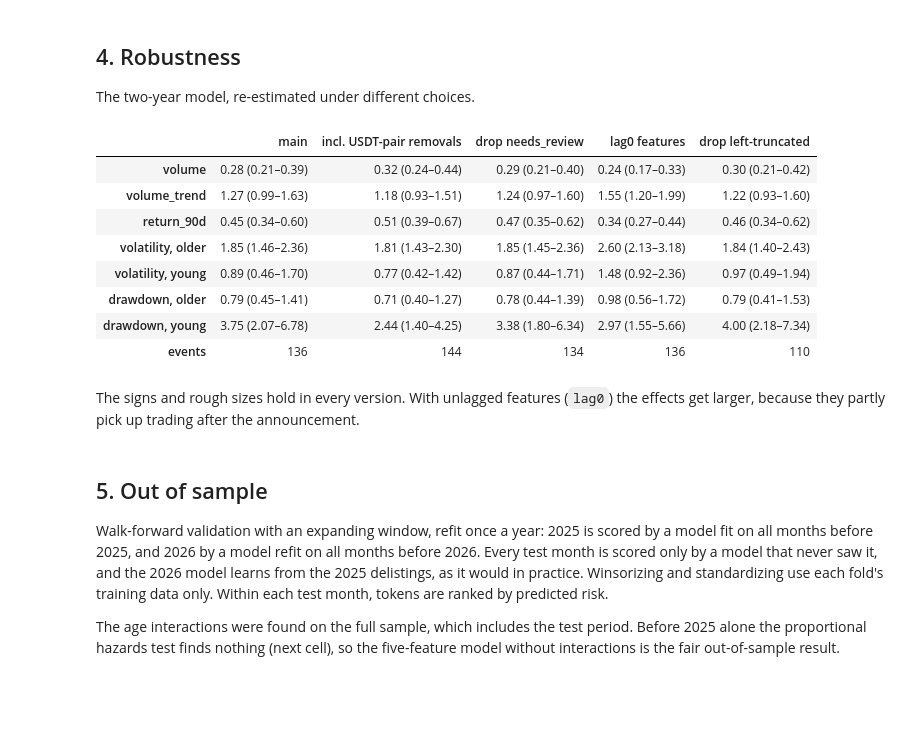
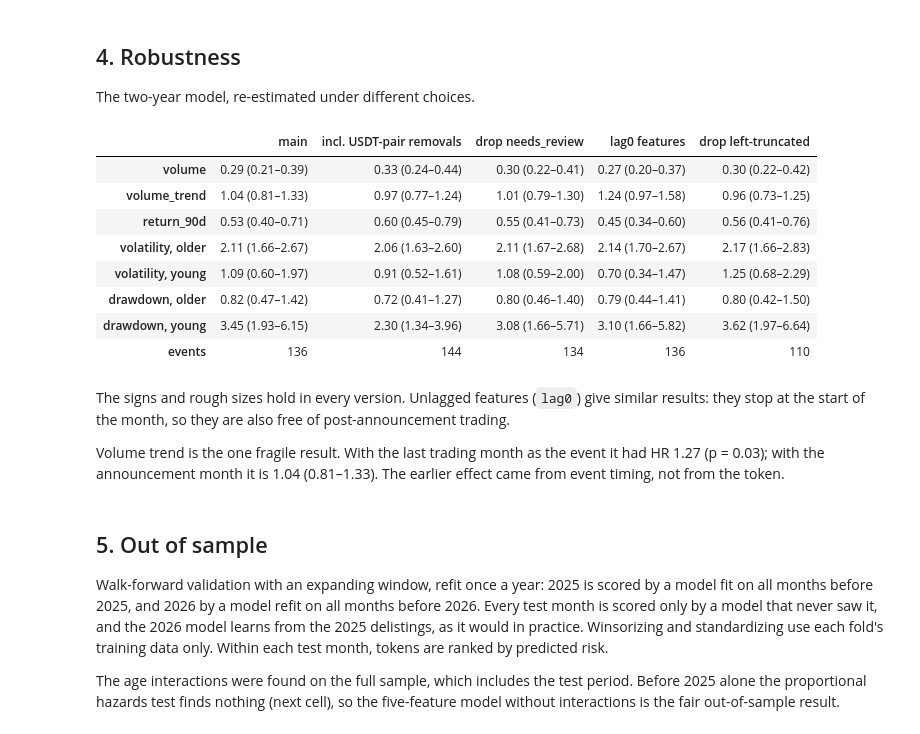
Before and after one commit to yuyanranq-commits/Crypto-Factor-Research, a Jupyter notebook: delisting/survival_analysis.ipynb, the cells around one changed output. Saved outputs shown, nothing was run; the diff lists cells and outputs as text; code cells hidden in the pictures; blank space fills up the shorter version.

```diff
--- a/delisting/survival_analysis.ipynb
+++ b/delisting/survival_analysis.ipynb
@@ -241,46 +241,48 @@ The two-year model, re-estimated under different choices.
 # %%
 def two_year_model(data, feats=FEATS):
     d = add_young(prep(data, feats))
     m = fit(d, XY)
     return pd.Series({
         'volume': hr(m, ['volume']),
         'volume_trend': hr(m, ['volume_trend']),
         'return_90d': hr(m, ['return_90d']),
         'volatility, older': hr(m, ['volatility']),
         'volatility, young': hr(m, ['volatility', 'volatility_x_young']),
         'drawdown, older': hr(m, ['drawdown']),
         'drawdown, young': hr(m, ['drawdown', 'drawdown_x_young']),
         'events': int(d['event'].sum()),
     })
 
 
 LAG0 = [f.replace('lag30', 'lag0') for f in FEATS]
-with_pairs = panel.assign(event=(panel.exit_type == 'delisting') &
-                                (pd.to_datetime(panel.last_date).dt.to_period('M') == panel.month_start.dt.to_period('M')))
+with_pairs = panel.assign(event=panel.any_delisting)
 review = panel.loc[panel.needs_review == 1, 'asset_id'].unique()
 
 robust = pd.DataFrame({
     'main': two_year_model(panel),
     'incl. USDT-pair removals': two_year_model(with_pairs),
     'drop needs_review': two_year_model(panel[~panel.asset_id.isin(review)]),
     'lag0 features': two_year_model(panel, LAG0),
     'drop left-truncated': two_year_model(panel[~panel.asset_left_truncated]),
 })
 robust.to_csv('results_robustness.csv')
 robust
 # %% [output]
 |  | main | incl. USDT-pair removals | drop needs_review | lag0 features | drop left-truncated |
-| volume | 0.28 (0.21–0.39) | 0.32 (0.24–0.44) | 0.29 (0.21–0.40) | 0.24 (0.17–0.33) | 0.30 (0.21–0.42) |
-| volume_trend | 1.27 (0.99–1.63) | 1.18 (0.93–1.51) | 1.24 (0.97–1.60) | 1.55 (1.20–1.99) | 1.22 (0.93–1.60) |
-| return_90d | 0.45 (0.34–0.60) | 0.51 (0.39–0.67) | 0.47 (0.35–0.62) | 0.34 (0.27–0.44) | 0.46 (0.34–0.62) |
-| volatility, older | 1.85 (1.46–2.36) | 1.81 (1.43–2.30) | 1.85 (1.45–2.36) | 2.60 (2.13–3.18) | 1.84 (1.40–2.43) |
-| volatility, young | 0.89 (0.46–1.70) | 0.77 (0.42–1.42) | 0.87 (0.44–1.71) | 1.48 (0.92–2.36) | 0.97 (0.49–1.94) |
-| drawdown, older | 0.79 (0.45–1.41) | 0.71 (0.40–1.27) | 0.78 (0.44–1.39) | 0.98 (0.56–1.72) | 0.79 (0.41–1.53) |
-| drawdown, young | 3.75 (2.07–6.78) | 2.44 (1.40–4.25) | 3.38 (1.80–6.34) | 2.97 (1.55–5.66) | 4.00 (2.18–7.34) |
+| volume | 0.29 (0.21–0.39) | 0.33 (0.24–0.44) | 0.30 (0.22–0.41) | 0.27 (0.20–0.37) | 0.30 (0.22–0.42) |
+| volume_trend | 1.04 (0.81–1.33) | 0.97 (0.77–1.24) | 1.01 (0.79–1.30) | 1.24 (0.97–1.58) | 0.96 (0.73–1.25) |
+| return_90d | 0.53 (0.40–0.71) | 0.60 (0.45–0.79) | 0.55 (0.41–0.73) | 0.45 (0.34–0.60) | 0.56 (0.41–0.76) |
+| volatility, older | 2.11 (1.66–2.67) | 2.06 (1.63–2.60) | 2.11 (1.67–2.68) | 2.14 (1.70–2.67) | 2.17 (1.66–2.83) |
+| volatility, young | 1.09 (0.60–1.97) | 0.91 (0.52–1.61) | 1.08 (0.59–2.00) | 0.70 (0.34–1.47) | 1.25 (0.68–2.29) |
+| drawdown, older | 0.82 (0.47–1.42) | 0.72 (0.41–1.27) | 0.80 (0.46–1.40) | 0.79 (0.44–1.41) | 0.80 (0.42–1.50) |
+| drawdown, young | 3.45 (1.93–6.15) | 2.30 (1.34–3.96) | 3.08 (1.66–5.71) | 3.10 (1.66–5.82) | 3.62 (1.97–6.64) |
 | events | 136 | 144 | 134 | 136 | 110 |
 # %% [markdown]
-The signs and rough sizes hold in every version. With unlagged features (`lag0`) the effects get larger,
-because they partly pick up trading after the announcement.
+The signs and rough sizes hold in every version. Unlagged features (`lag0`) give similar results: they stop at the
+start of the month, so they are also free of post-announcement trading.
+
+Volume trend is the one fragile result. With the last trading month as the event it had HR 1.27 (p = 0.03); with the
+announcement month it is 1.04 (0.81–1.33). The earlier effect came from event timing, not from the token.
 # %% [markdown]
 ## 5. Out of sample
 
```
Also changed, not shown: parts of 13 cells of this notebook, 8 other files.
